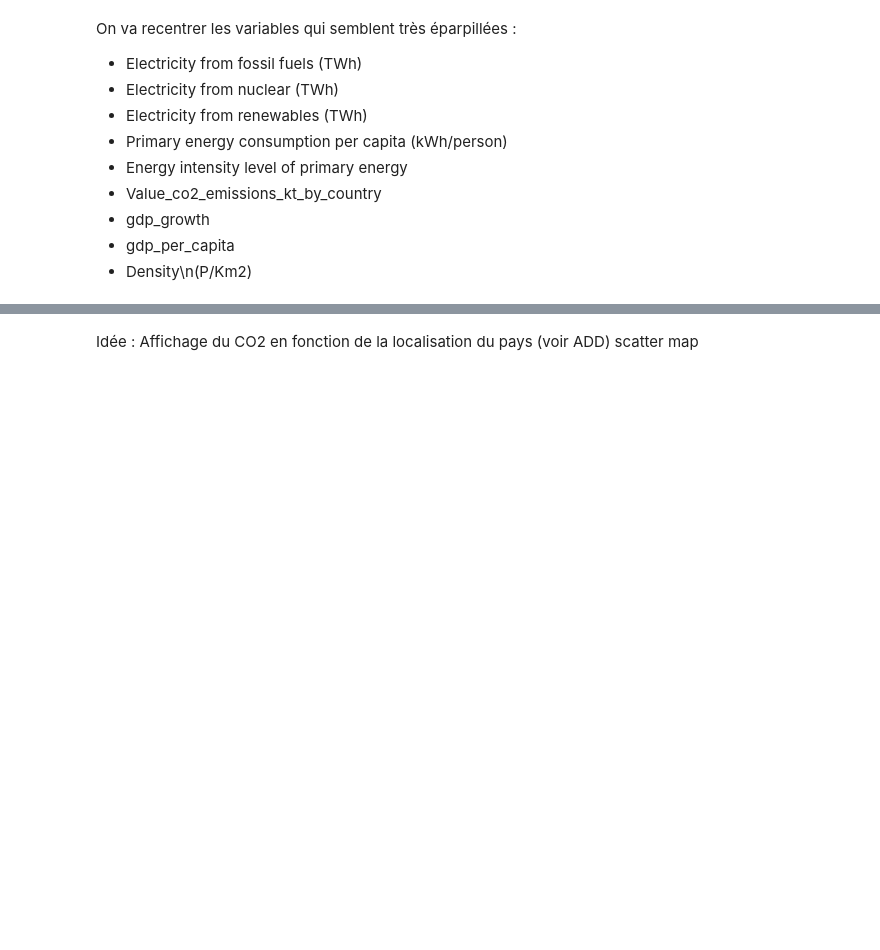
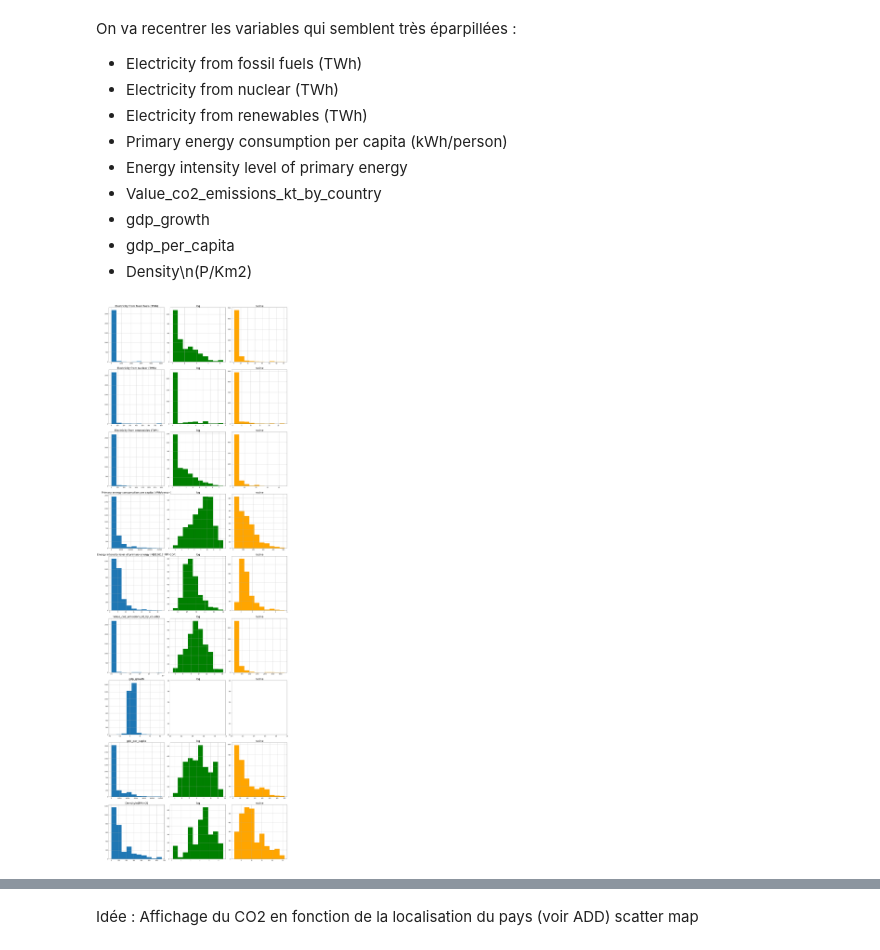
Before and after one commit to PaolaDeTruchis/MachineLearning, a Jupyter notebook: Projet_ML.ipynb, the cells around one changed output, grey strips where cells are left out. Cells and saved outputs as stored; diff of their text form; code cells hidden in the pictures; blank space fills up the shorter version.

```diff
--- a/Projet_ML.ipynb
+++ b/Projet_ML.ipynb
@@ -133,3 +136,29 @@ On va recentrer les variables qui semblent très éparpillées :
 - gdp_growth
 - gdp_per_capita
 - Density\n(P/Km2)
+# %%
+list_col = list(data.columns)
+
+list_col_a_recentrer =  list_col[5:8] + list_col[9:15] # Enlevons les variables que l'on ne désire pas recentrer
+
+fig ,axs = plt.subplots(len(list_col_a_recentrer),3, figsize=(20,60)) # prépare pour dessiner la figure
+
+
+for i,col in enumerate(list_col_a_recentrer):
+
+    data[col].hist(ax=axs[i][0], bins = 10)
+
+    if (data[col] >= 0).all():  # Vérifie si toutes les valeurs sont positives
+        data[col].map(lambda x: np.log(x+1)).hist(ax=axs[i][1], bins = 10, color='green')
+        data[col].map(lambda x: np.sqrt(x+1)).hist(ax=axs[i][2], bins = 10, color='orange')
+
+
+    axs[i][0].set_title(col, fontsize=20)
+    axs[i][1].set_title('log', fontsize=20)
+    axs[i][2].set_title('racine', fontsize=20)
+
+
+plt.tight_layout()
+plt.show()
+# %% [output]
+[figure, added]
```
Also changed, not shown: parts of 12 cells of this notebook.
